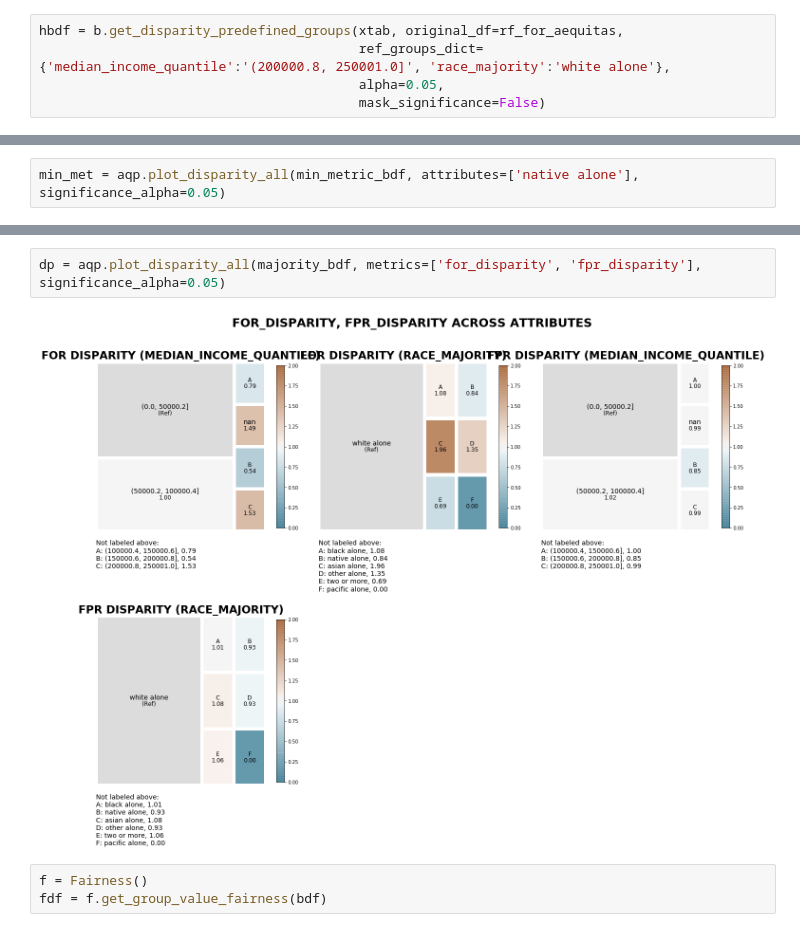
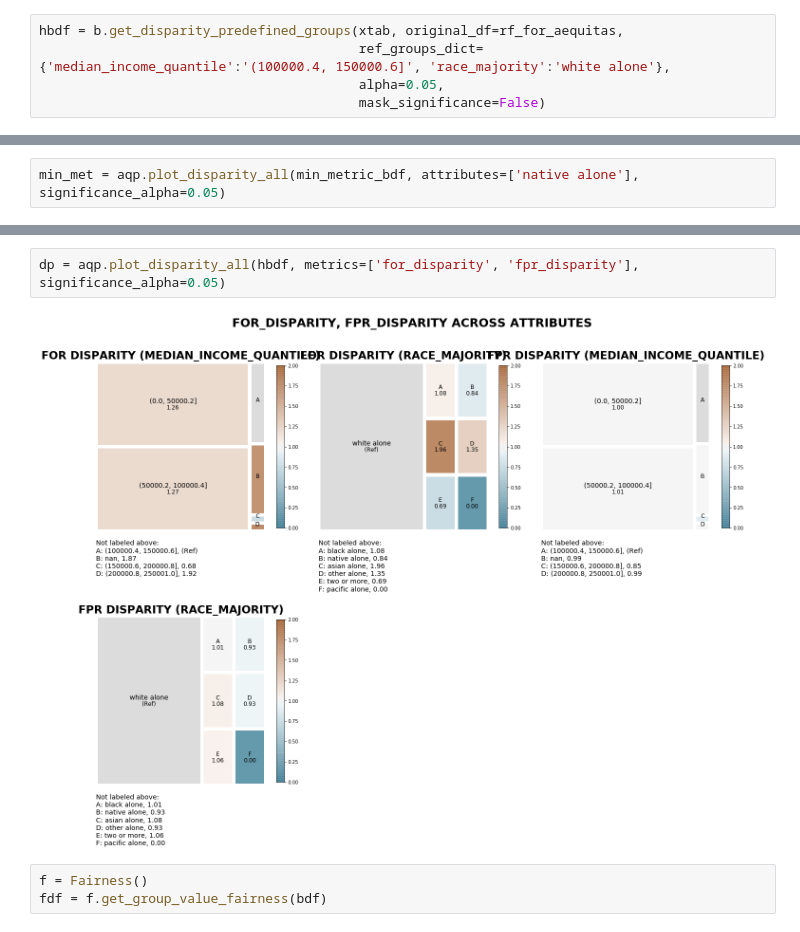
Before and after one commit to rachelwhaley/epa-rcra-violations, a Jupyter notebook: full_pipeline_files/aequitas_run_full_et.ipynb, the cells around one changed output, grey strips where cells are left out. Cells and saved outputs as stored; diff of their text form.

```diff
--- a/full_pipeline_files/aequitas_run_full_et.ipynb
+++ b/full_pipeline_files/aequitas_run_full_et.ipynb
@@ -225,7 +329,7 @@ bdf[['attribute_name', 'attribute_value'] +  calculated_disparities + disparity_
 | 12 | race_majority | white alone | 1.000000 | 1.000000 | 1.000000 | 1.000000 | ... |
 # %%
 hbdf = b.get_disparity_predefined_groups(xtab, original_df=rf_for_aequitas,
-                                         ref_groups_dict={'median_income_quantile':'(200000.8, 250001.0]', 'race_majority':'white alone'},
+                                         ref_groups_dict={'median_income_quantile':'(100000.4, 150000.6]', 'race_majority':'white alone'},
                                          alpha=0.05,
                                          mask_significance=False)
 # %% [output]
@@ -329,7 +433,7 @@ by_income = aqp.plot_disparity_all(hbdf, attributes=['median_income_quantile'],
 # %%
-dp = aqp.plot_disparity_all(majority_bdf, metrics=['for_disparity', 'fpr_disparity'], significance_alpha=0.05)
+dp = aqp.plot_disparity_all(hbdf, metrics=['for_disparity', 'fpr_disparity'], significance_alpha=0.05)
 # %% [output]
-[figure, old version]
+[figure, new version]
 # %%
 f = Fairness()
 fdf = f.get_group_value_fairness(bdf)
```
Also changed, not shown: parts of 22 cells of this notebook.
